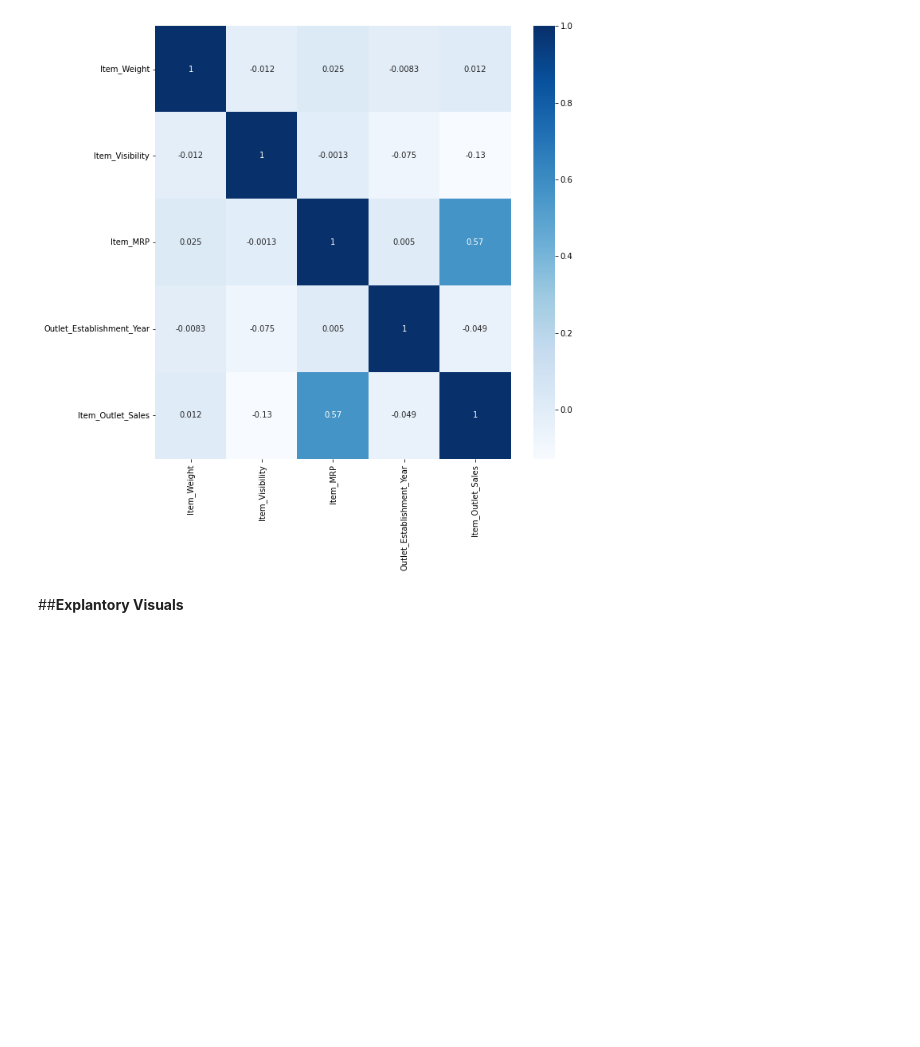
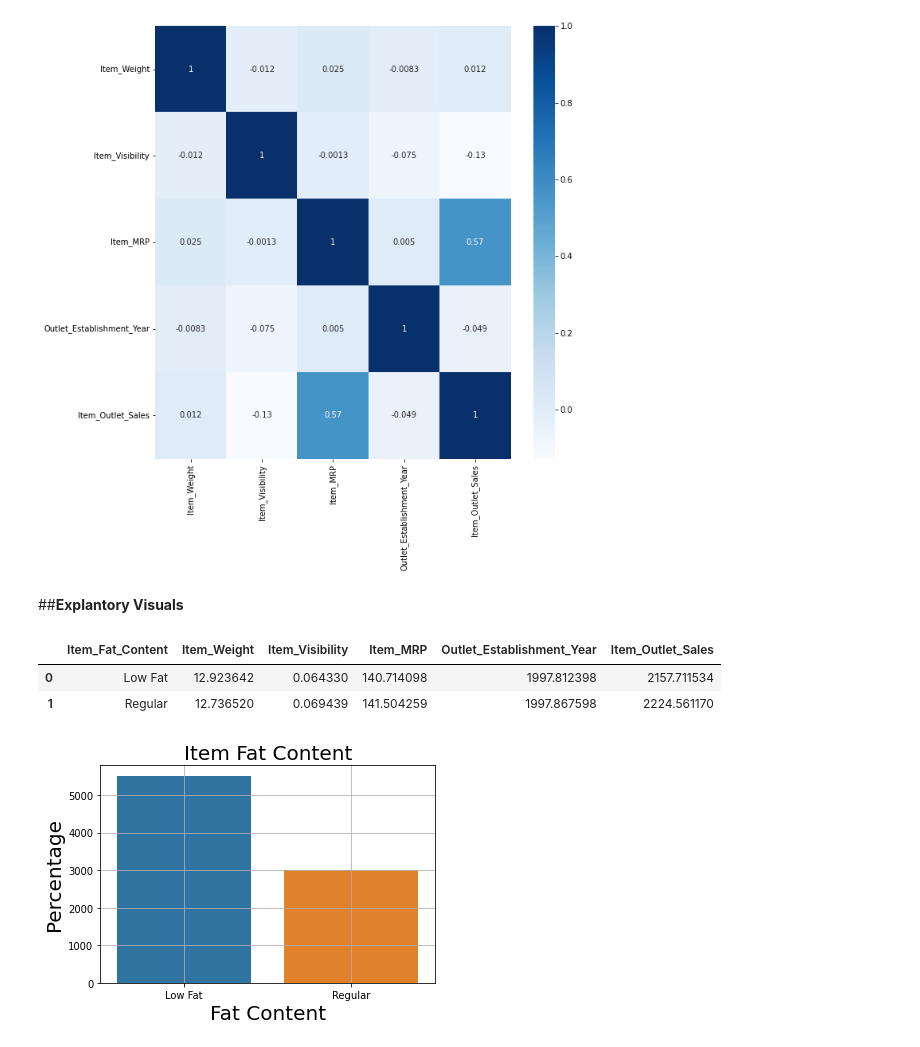
Before and after one commit to CatDawn29/Outlet-Sales-Project-, a Jupyter notebook: Catherine's_Project_with_pandas.ipynb, the cells around one changed output. Cells and saved outputs as stored; diff of their text form; code cells hidden in the pictures; blank space fills up the shorter version.

```diff
--- a/Catherine's_Project_with_pandas.ipynb
+++ b/Catherine's_Project_with_pandas.ipynb
@@ -188,0 +196,6 @@ sns.heatmap(corr, cmap='Blues', annot=True);
+# %%
+Item_Fat_Content
+# %% [output]
+|  | Item_Fat_Content | Item_Weight | Item_Visibility | Item_MRP | Outlet_Establishment_Year | Item_Outlet_Sales |
+| 0 | Low Fat | 12.923642 | 0.064330 | 140.714098 | 1997.812398 | 2157.711534 |
+| 1 | Regular | 12.736520 | 0.069439 | 141.504259 | 1997.867598 | 2224.561170 |
@@ -188,0 +204,8 @@ sns.heatmap(corr, cmap='Blues', annot=True);
+# %%
+ax = sns.countplot(data = sales, x = 'Item_Fat_Content');
+ax.set_title('Item Fat Content', fontsize=20)
+ax.set_ylabel('Percentage', fontsize=20)
+ax.set_xlabel("Fat Content", fontsize=20)
+ax.grid()
+# %% [output]
+[figure, added]
```
Also changed, not shown: parts of 6 cells of this notebook.
